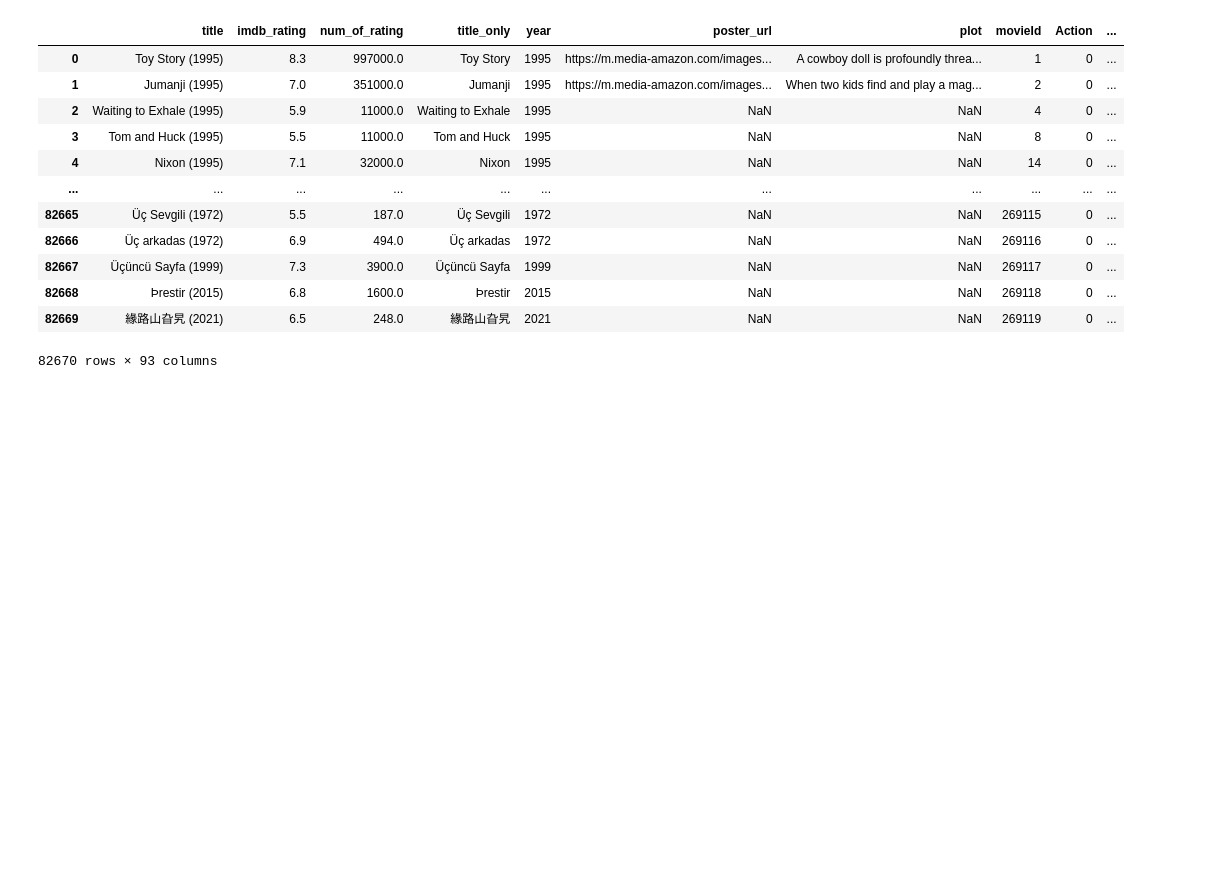
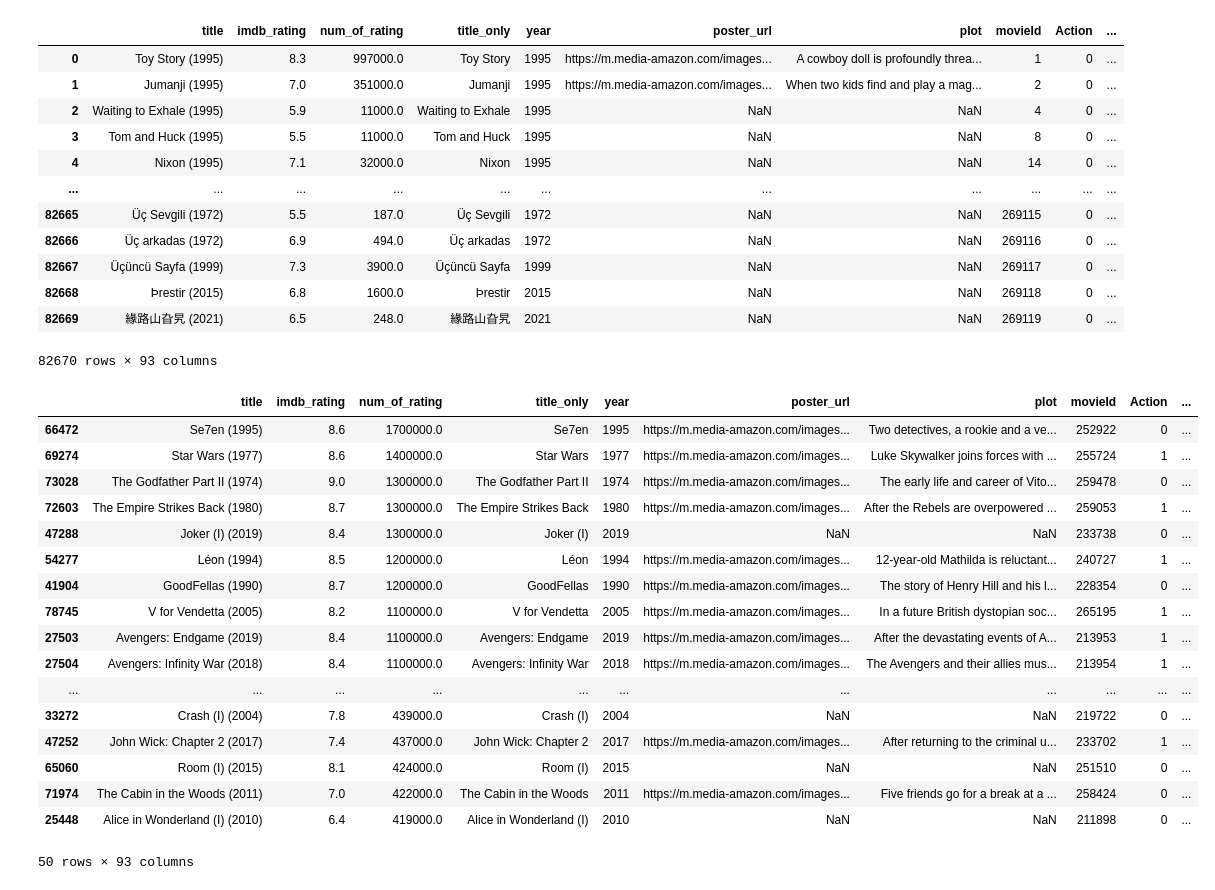
Before and after one commit to vincentlewi/import-group_name, a Jupyter notebook: add_posters.ipynb, the cells around one changed output. Drawn from its saved outputs; the diff is of its cells as text; code cells hidden in the pictures; blank space fills up the shorter version.

```diff
--- a/add_posters.ipynb
+++ b/add_posters.ipynb
@@ -665,5 +659,26 @@ df_imdb_movies_with_id_final
 | 82668 | Þrestir (2015) | 6.8 | 1600.0 | Þrestir | 2015 | NaN | NaN | 269118 | 0 | ... |
 | 82669 | 緣路山旮旯 (2021) | 6.5 | 248.0 | 緣路山旮旯 | 2021 | NaN | NaN | 269119 | 0 | ... |
 82670 rows × 93 columns
+# %%
+df_imdb_movies_with_id_final[df_imdb_movies_with_id_final.movieId > 209145].sort_values(by='num_of_rating', ascending=False).head(50)
+# %% [output]
+|  | title | imdb_rating | num_of_rating | title_only | year | poster_url | plot | movieId | Action | ... |
+| 66472 | Se7en (1995) | 8.6 | 1700000.0 | Se7en | 1995 | https://m.media-amazon.com/images... | Two detectives, a rookie and a ve... | 252922 | 0 | ... |
+| 69274 | Star Wars (1977) | 8.6 | 1400000.0 | Star Wars | 1977 | https://m.media-amazon.com/images... | Luke Skywalker joins forces with ... | 255724 | 1 | ... |
+| 73028 | The Godfather Part II (1974) | 9.0 | 1300000.0 | The Godfather Part II | 1974 | https://m.media-amazon.com/images... | The early life and career of Vito... | 259478 | 0 | ... |
+| 72603 | The Empire Strikes Back (1980) | 8.7 | 1300000.0 | The Empire Strikes Back | 1980 | https://m.media-amazon.com/images... | After the Rebels are overpowered ... | 259053 | 1 | ... |
+| 47288 | Joker (I) (2019) | 8.4 | 1300000.0 | Joker (I) | 2019 | NaN | NaN | 233738 | 0 | ... |
+| 54277 | Léon (1994) | 8.5 | 1200000.0 | Léon | 1994 | https://m.media-amazon.com/images... | 12-year-old Mathilda is reluctant... | 240727 | 1 | ... |
+| 41904 | GoodFellas (1990) | 8.7 | 1200000.0 | GoodFellas | 1990 | https://m.media-amazon.com/images... | The story of Henry Hill and his l... | 228354 | 0 | ... |
+| 78745 | V for Vendetta (2005) | 8.2 | 1100000.0 | V for Vendetta | 2005 | https://m.media-amazon.com/images... | In a future British dystopian soc... | 265195 | 1 | ... |
+| 27503 | Avengers: Endgame (2019) | 8.4 | 1100000.0 | Avengers: Endgame | 2019 | https://m.media-amazon.com/images... | After the devastating events of A... | 213953 | 1 | ... |
+| 27504 | Avengers: Infinity War (2018) | 8.4 | 1100000.0 | Avengers: Infinity War | 2018 | https://m.media-amazon.com/images... | The Avengers and their allies mus... | 213954 | 1 | ... |
+| ... | ... | ... | ... | ... | ... | ... | ... | ... | ... | ... |
+| 33272 | Crash (I) (2004) | 7.8 | 439000.0 | Crash (I) | 2004 | NaN | NaN | 219722 | 0 | ... |
+| 47252 | John Wick: Chapter 2 (2017) | 7.4 | 437000.0 | John Wick: Chapter 2 | 2017 | https://m.media-amazon.com/images... | After returning to the criminal u... | 233702 | 1 | ... |
+| 65060 | Room (I) (2015) | 8.1 | 424000.0 | Room (I) | 2015 | NaN | NaN | 251510 | 0 | ... |
+| 71974 | The Cabin in the Woods (2011) | 7.0 | 422000.0 | The Cabin in the Woods | 2011 | https://m.media-amazon.com/images... | Five friends go for a break at a ... | 258424 | 0 | ... |
+| 25448 | Alice in Wonderland (I) (2010) | 6.4 | 419000.0 | Alice in Wonderland (I) | 2010 | NaN | NaN | 211898 | 0 | ... |
+50 rows × 93 columns
 # %%
 df_imdb_movies_with_id_final.to_csv('movies_web_app_with_id_final.csv', index=False)
```
Also changed, not shown: parts of 1 cell of this notebook, 6 other files.
